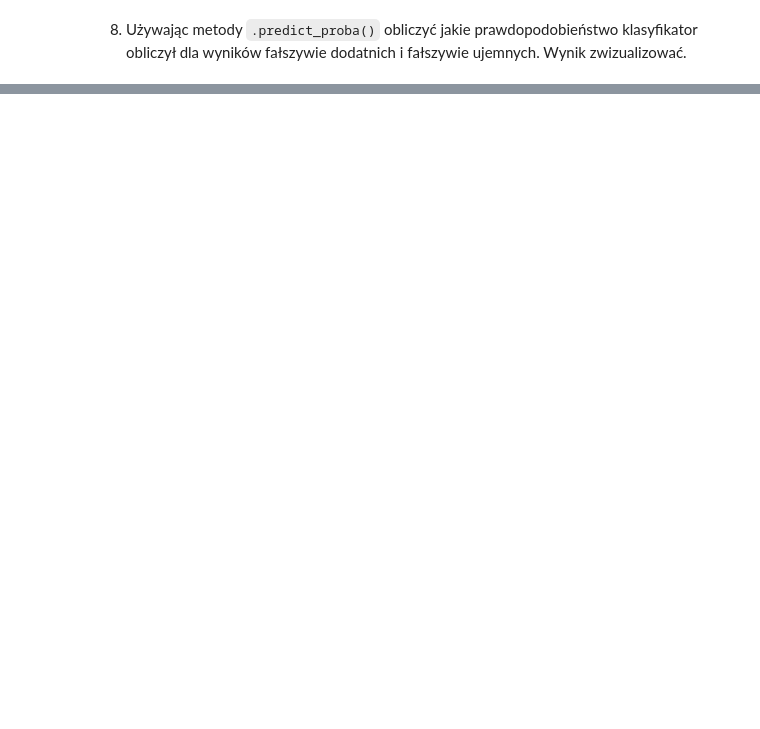
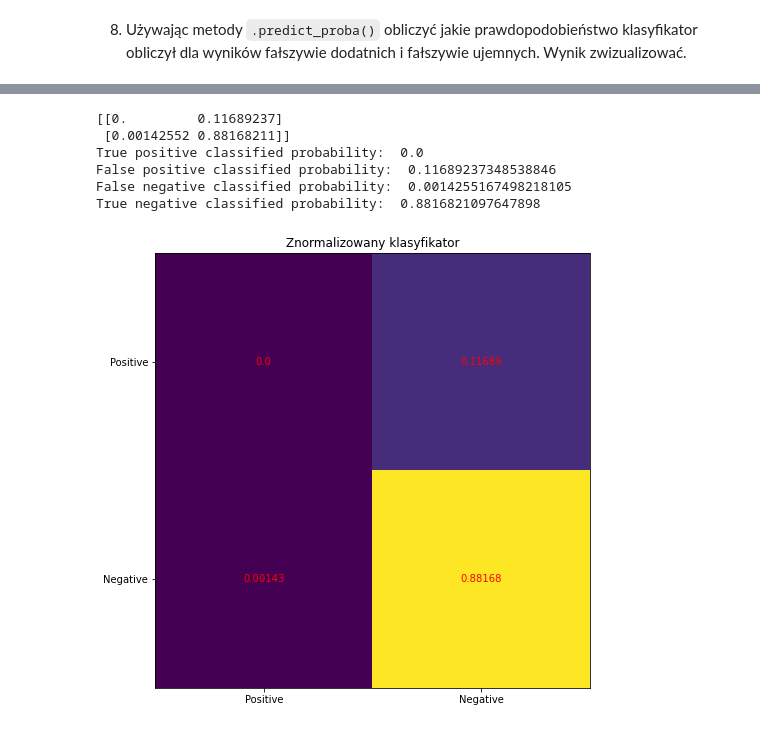
Before and after one commit to Marcin279/AiBD, a Jupyter notebook: 8_NLP_classification/raport-1.ipynb, the cells around one changed output, grey strips where cells are left out. Saved outputs shown, nothing was run; the diff lists cells and outputs as text; code cells hidden in the pictures; blank space fills up the shorter version.

```diff
--- a/8_NLP_classification/raport-1.ipynb
+++ b/8_NLP_classification/raport-1.ipynb
@@ -214,0 +219,37 @@ plt.show()
+# %%
+prob_confusion_matrix = conf_matrix / np.sum(conf_matrix)
+print(prob_confusion_matrix)
+
+#[TP, FP]
+#[FN, TN]
+
+lst = [["True", "False"], ["False", "True"]]
+
+for i in range(2):
+    for j in range(2):
+        if i == 0:
+            print(f"{lst[i][j]} positive classified probability: ", prob_confusion_matrix[i][j])
+
+        else:
+            print(f"{lst[i][j]} negative classified probability: ", prob_confusion_matrix[i][j])
+
+
+fig, ax = plt.subplots(figsize=(8, 8))
+ax.imshow(prob_confusion_matrix)
+ax.grid(False)
+ax.set_title("Znormalizowany klasyfikator")
+ax.xaxis.set(ticks=(0, 1), ticklabels=('Positive', 'Negative'))
+ax.yaxis.set(ticks=(1, 0), ticklabels=('Negative', 'Positive'))
+ax.set_ylim(1.5, -0.5)
+for i in range(2):
+    for j in range(2):
+        ax.text(j, i, np.round(prob_confusion_matrix[i, j], 5), ha='center', va='center', color='red')
+plt.show()
+# %% [output]
+[[0.         0.11689237]
+ [0.00142552 0.88168211]]
+True positive classified probability:  0.0
+False positive classified probability:  0.11689237348538846
+False negative classified probability:  0.0014255167498218105
+True negative classified probability:  0.8816821097647898
+[figure, added]
```
Also changed, not shown: parts of 3 cells of this notebook.
